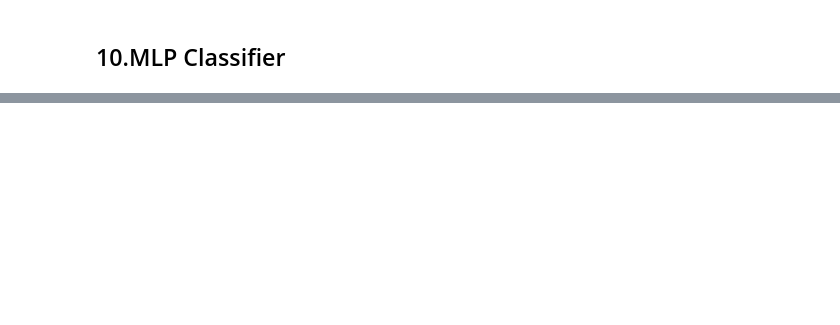
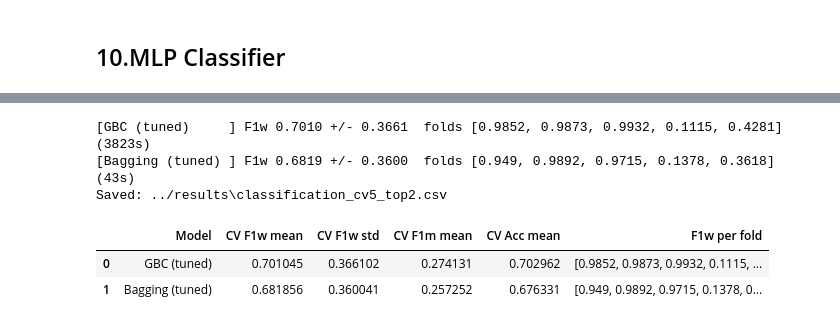
Before and after one commit to pranayr710/CloudShield, a Jupyter notebook: notebooks/03_classification_1.ipynb, the cells around one changed output, grey strips where cells are left out. Cells and saved outputs as stored; diff of their text form; code cells hidden in the pictures; blank space fills up the shorter version.

Commit message:
Add grouped 5-fold CV of the top two classifiers and the tuning grid results

```diff
--- a/notebooks/03_classification_1.ipynb
+++ b/notebooks/03_classification_1.ipynb
@@ -496,0 +751,13 @@ Error:
+# %%
+# --- Part-A: SVC (RBF) ---
+name = "SVC (RBF)"
+model = SVC(kernel='rbf', C=1.0, class_weight='balanced')
+Xt, yt = (X_sub, y_sub) if name in SUBSAMPLE_MODELS else (X_tr, y_tr)
+t0 = time.time()
+model.fit(Xt, yt)
+fit_s = time.time() - t0
+fittedA[name] = model
+m_test = cls_metrics(y_te, model.predict(X_te))
+add_result(name, m_test)
+print(f"[{name:22s}] " + " ".join(f"{k}={v:.4f}" for k, v in m_test.items()) + f"  fit={fit_s:.1f}s")
+print(results_table().to_string(index=False))
@@ -496,0 +839,44 @@ Error:
+# %%
+# --- 5-fold grouped cross-validation of the top two models (training set only) ---
+import time
+from sklearn.model_selection import StratifiedGroupKFold, cross_validate
+
+X_cv = np.asarray(X_train_df, dtype=np.float64)
+y_cv = np.asarray(Y_train, dtype=object)
+groups_cv = df['src_ip'].iloc[train].values          # source machine of every training row
+cv5 = StratifiedGroupKFold(n_splits=5, shuffle=True, random_state=42)
+
+top2 = {
+    'GBC (tuned)': GradientBoostingClassifier(n_estimators=100, learning_rate=0.05, max_depth=5,
+                                              subsample=0.8, random_state=42),
+    'Bagging (tuned)': BaggingClassifier(estimator=DecisionTreeClassifier(random_state=42, max_depth=30),
+                                         n_estimators=200, max_samples=0.7, max_features=0.2,
+                                         bootstrap=True, random_state=42, n_jobs=4),
+}
+
+cv_rows = []
+for name, est in top2.items():
+    t0 = time.time()
+    res = cross_validate(est, X_cv, y_cv, groups=groups_cv, cv=cv5,
+                         scoring=['f1_weighted', 'f1_macro', 'accuracy'], n_jobs=5)
+    cv_rows.append({
+        'Model': name,
+        'CV F1w mean': res['test_f1_weighted'].mean(), 'CV F1w std': res['test_f1_weighted'].std(),
+        'CV F1m mean': res['test_f1_macro'].mean(), 'CV Acc mean': res['test_accuracy'].mean(),
+        'F1w per fold': np.round(res['test_f1_weighted'], 4).tolist(),
+    })
+    print(f"[{name:16s}] F1w {res['test_f1_weighted'].mean():.4f} +/- {res['test_f1_weighted'].std():.4f}  "
+          f"folds {np.round(res['test_f1_weighted'], 4).tolist()}  ({time.time() - t0:.0f}s)")
+
+cv_table = pd.DataFrame(cv_rows)
+RESULTS_DIR = '../results' if os.path.isdir('../results') else 'results'
+cv_table.to_csv(os.path.join(RESULTS_DIR, 'classification_cv5_top2.csv'), index=False)
+print('Saved:', os.path.join(RESULTS_DIR, 'classification_cv5_top2.csv'))
+cv_table
+# %% [output]
+[GBC (tuned)     ] F1w 0.7010 +/- 0.3661  folds [0.9852, 0.9873, 0.9932, 0.1115, 0.4281]  (3823s)
+[Bagging (tuned) ] F1w 0.6819 +/- 0.3600  folds [0.949, 0.9892, 0.9715, 0.1378, 0.3618]  (43s)
+Saved: ../results\classification_cv5_top2.csv
+|  | Model | CV F1w mean | CV F1w std | CV F1m mean | CV Acc mean | F1w per fold |
+| 0 | GBC (tuned) | 0.701045 | 0.366102 | 0.274131 | 0.702962 | [0.9852, 0.9873, 0.9932, 0.1115, ... |
+| 1 | Bagging (tuned) | 0.681856 | 0.360041 | 0.257252 | 0.676331 | [0.949, 0.9892, 0.9715, 0.1378, 0... |
```
Also changed, not shown: parts of 34 cells of this notebook, 4 other files.
